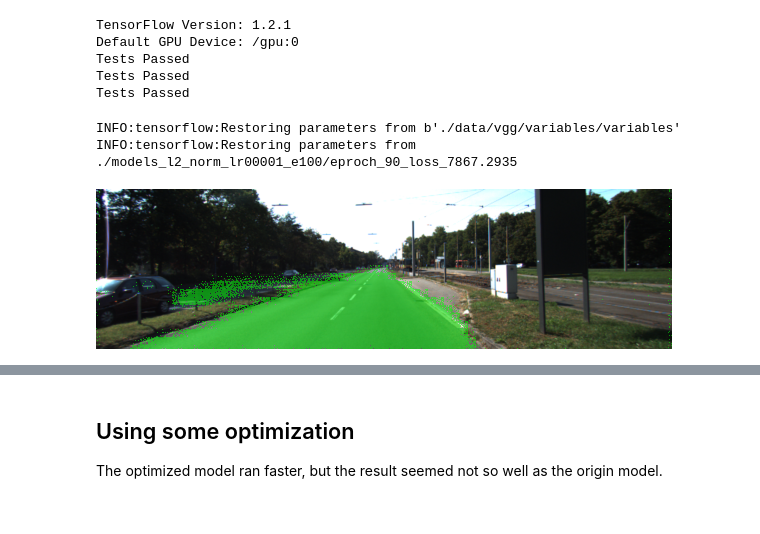
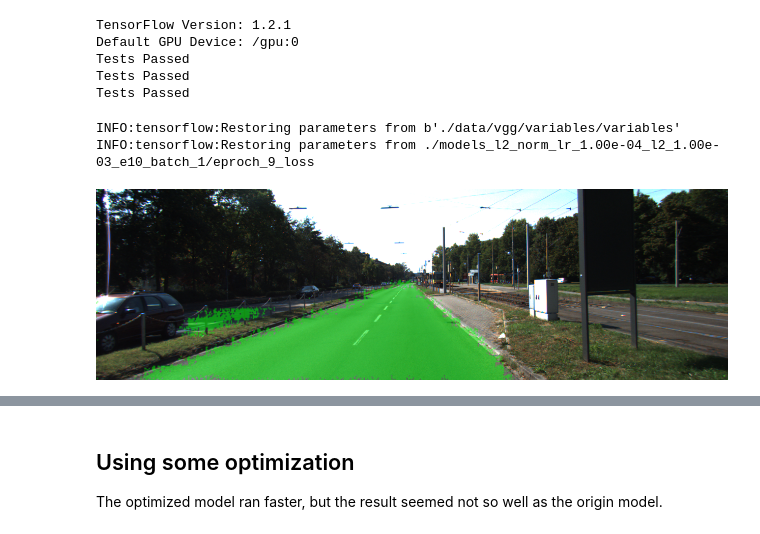
Before and after one commit to huboqiang/CarND-Semantic-Segmentation, a Jupyter notebook: using_model_for_prediction.ipynb, the cells around one changed output, grey strips where cells are left out. Cells and saved outputs as stored; diff of their text form; code cells hidden in the pictures.

Commit message:
using lr_1.00e-04_l2_1.00e-03_e10_batch_1/

```diff
--- a/using_model_for_prediction.ipynb
+++ b/using_model_for_prediction.ipynb
@@ -16,7 +16,7 @@ Tests Passed
 # %%
 image_shape = (160, 576)
 
-def predict_using_raw_model(l_image_file):
+def predict_using_raw_model(l_image_file, model_file="./models_l2_norm_lr_1.00e-04_l2_1.00e-03_e10_batch_1/eproch_9_loss"):
     vgg_path = "./data/vgg/"
     num_classes = 2
     epochs = 50
@@ -35,10 +35,12 @@ def predict_using_raw_model(l_image_file):
             optimize(nn_last_layer, correct_label, learning_rate, num_classes)
 
         saver = tf.train.Saver()
-        saver.restore(sess, "./models_l2_norm_lr00001_e100/eproch_90_loss_7867.2935")
+        saver.restore(sess, model_file)
         l_street_im = []
         for image_file in tqdm(l_image_file):
-            image = scipy.misc.imresize(scipy.misc.imread(image_file), image_shape)
+            image_raw = scipy.misc.imread(image_file)
+            image_raw_shape = image_raw.shape[0:2]
+            image = scipy.misc.imresize(image_raw, image_shape)
             im_softmax = sess.run(
                 [tf.nn.softmax(logits)],
                 {keep_prob: 1.0, input_image: [image]})
@@ -46,18 +48,19 @@ def predict_using_raw_model(l_image_file):
             im_softmax = im_softmax[0][:, 1].reshape(image_shape[0], image_shape[1])
             segmentation = (im_softmax > 0.5).reshape(image_shape[0], image_shape[1], 1)
             mask = np.dot(segmentation, np.array([[0, 255, 0, 127]]))
+            mask = scipy.misc.imresize(mask, image_raw_shape)
             mask = scipy.misc.toimage(mask, mode="RGBA")
-            street_im = scipy.misc.toimage(image)
+            street_im = scipy.misc.toimage(image_raw)
+            #street_im = scipy.misc.toimage(image)
             street_im.paste(mask, box=None, mask=mask)
             l_street_im.append(street_im)
 
     return l_street_im
 # %%
-image_file = "./data/data_road/testing/image_2/um_000052.png"
-l_input_images = !ls ./data/data_road/testing/image_2/*png
+l_input_images = !ls ./data/data_road/testing/image_2/*.png
 l_img = predict_using_raw_model(l_input_images)
 l_img[0]
 # %% [output]
 INFO:tensorflow:Restoring parameters from b'./data/vgg/variables/variables'
-INFO:tensorflow:Restoring parameters from ./models_l2_norm_lr00001_e100/eproch_90_loss_7867.2935
+INFO:tensorflow:Restoring parameters from ./models_l2_norm_lr_1.00e-04_l2_1.00e-03_e10_batch_1/eproch_9_loss
-[figure, old version]
+[figure, new version]
```
Also changed, not shown: parts of 9 cells of this notebook, 3 other files.
